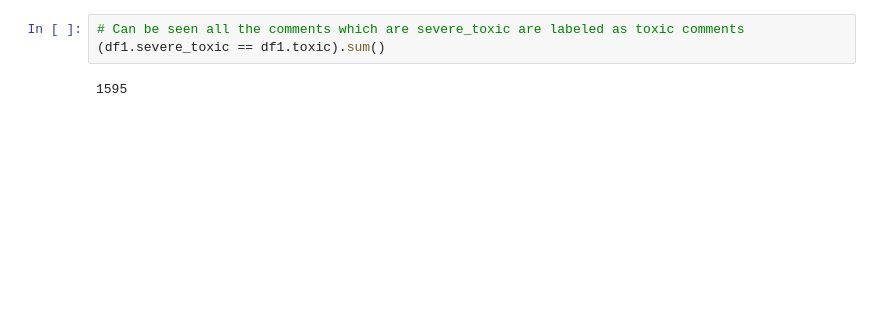
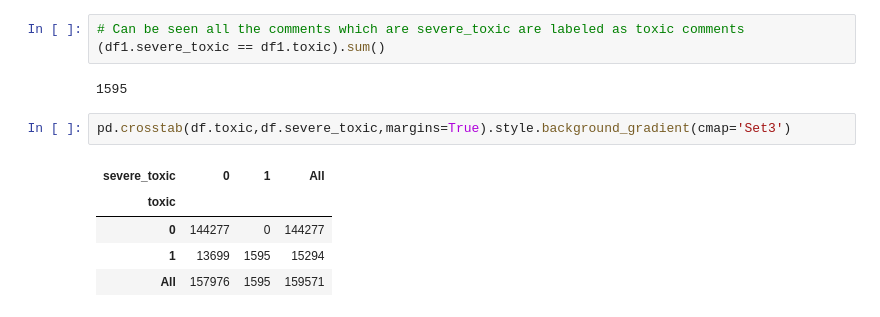
Before and after one commit to Navjotbians/toxic-comment-classifier, a Jupyter notebook: Notebooks/EDA.ipynb, the cells around one changed output. Saved outputs shown, nothing was run; the diff lists cells and outputs as text; blank space fills up the shorter version.

```diff
--- a/Notebooks/EDA.ipynb
+++ b/Notebooks/EDA.ipynb
@@ -132,3 +132,11 @@ df1.head()
 (df1.severe_toxic == df1.toxic).sum()
 # %% [output]
 1595
+# %%
+pd.crosstab(df.toxic,df.severe_toxic,margins=True).style.background_gradient(cmap='Set3')
+# %% [output]
+| severe_toxic | 0 | 1 | All |
+| toxic |  |  |  |
+| 0 | 144277 | 0 | 144277 |
+| 1 | 13699 | 1595 | 15294 |
+| All | 157976 | 1595 | 159571 |
```
Also changed, not shown: parts of 2 cells of this notebook.
